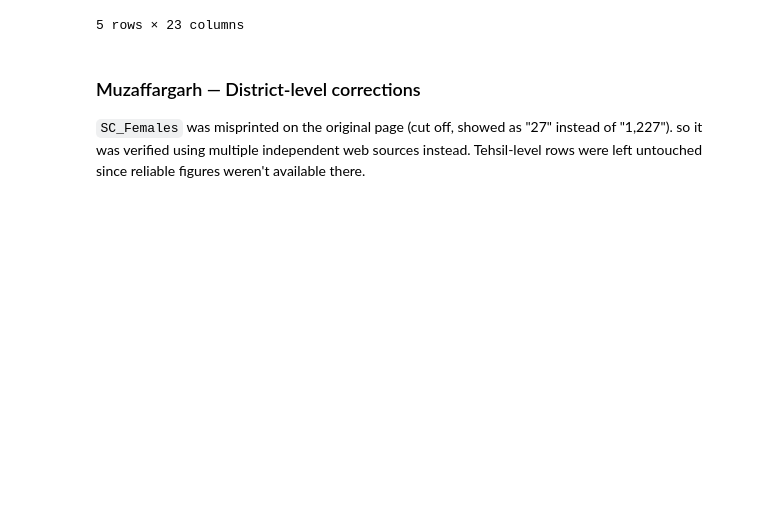
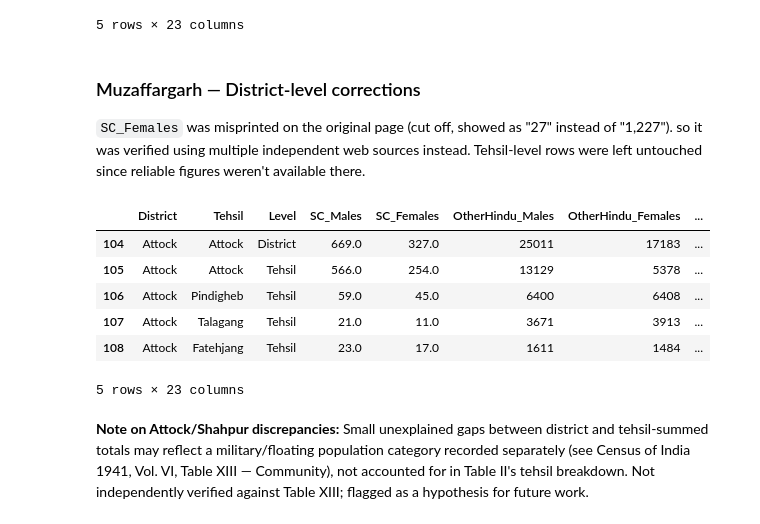
Before and after one commit to prabh9050/the-line-and-the-ledger, a Jupyter notebook: notebooks/01_EDA.ipynb, the cells around one changed output. Drawn from its saved outputs; the diff is of its cells as text; code cells hidden in the pictures; blank space fills up the shorter version.

Commit message:
Fix Attock district Total_Population and SC_Females OCR errors, verified against PDF (676375→675875)

```diff
--- a/notebooks/01_EDA.ipynb
+++ b/notebooks/01_EDA.ipynb
@@ -312,3 +311,22 @@ census.loc[(census['District'] == 'Muzaffargarh')]
 ### Muzaffargarh — District-level corrections
 
 `SC_Females` was misprinted on the original page (cut off, showed as "27" instead of "1,227"). so it was verified using multiple independent web sources instead. Tehsil-level rows were left untouched since reliable figures weren't available there.
+# %%
+# Correcting OCR errors in the census DataFrame for Attock District
+
+census.loc[(census['District'] == 'Attock') & (census['Level'] == 'District'), 'SC_Females'] = 327
+census.loc[(census['District'] == 'Attock') & (census['Level'] == 'District'), 'Total_Population'] = 675875
+# %%
+# Checking the corrected values for Attock District
+
+census.loc[(census['District'] == 'Attock')]
+# %% [output]
+|  | District | Tehsil | Level | SC_Males | SC_Females | OtherHindu_Males | OtherHindu_Females | ... |
+| 104 | Attock | Attock | District | 669.0 | 327.0 | 25011 | 17183 | ... |
+| 105 | Attock | Attock | Tehsil | 566.0 | 254.0 | 13129 | 5378 | ... |
+| 106 | Attock | Pindigheb | Tehsil | 59.0 | 45.0 | 6400 | 6408 | ... |
+| 107 | Attock | Talagang | Tehsil | 21.0 | 11.0 | 3671 | 3913 | ... |
+| 108 | Attock | Fatehjang | Tehsil | 23.0 | 17.0 | 1611 | 1484 | ... |
+5 rows × 23 columns
+# %% [markdown]
+**Note on Attock/Shahpur discrepancies:** Small unexplained gaps between district and tehsil-summed totals may reflect a military/floating population category recorded separately (see Census of India 1941, Vol. VI, Table XIII — Community), not accounted for in Table II's tehsil breakdown. Not independently verified against Table XIII; flagged as a hypothesis for future work.
```
Also changed, not shown: parts of 1 cell of this notebook.
